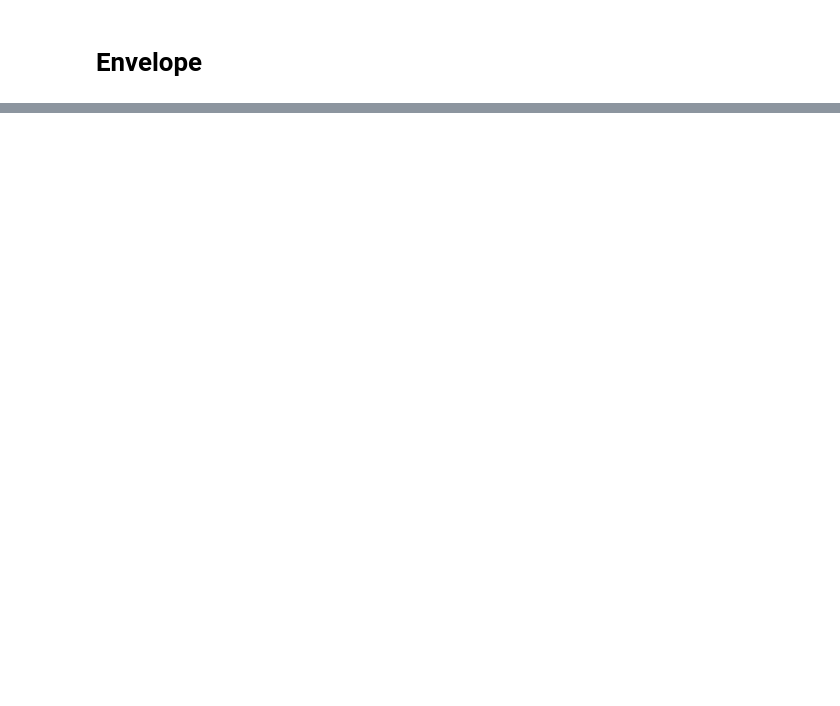
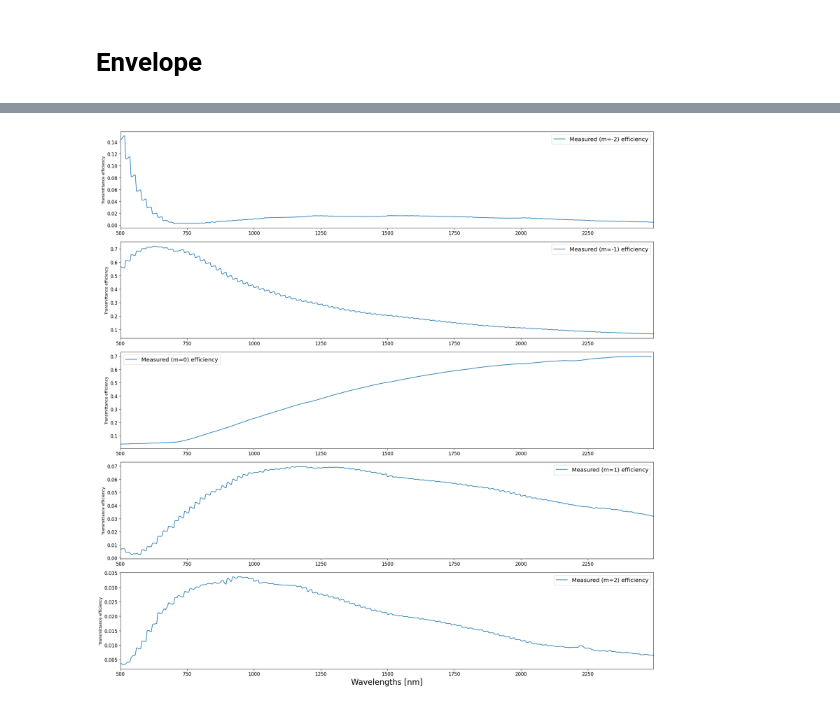
Before and after one commit to JohnyCoder238/Diploma_thesis, a Jupyter notebook: diffraction_data_processing_and_simulation.ipynb, the cells around one changed output, grey strips where cells are left out. Cells and saved outputs as stored; diff of their text form; code cells hidden in the pictures; blank space fills up the shorter version.

```diff
--- a/diffraction_data_processing_and_simulation.ipynb
+++ b/diffraction_data_processing_and_simulation.ipynb
@@ -375 +340,5 @@ Orders:  [-3, -2, -1, 0, 1, 2, 3]
+# %%
+daidalos.show_envelope(incident_angles = [0], orders = np.array(range(-2,3)), show_model = False)
+# %% [output]
+[figure, added]
 # %%
```
Also changed, not shown: parts of 8 cells of this notebook.
